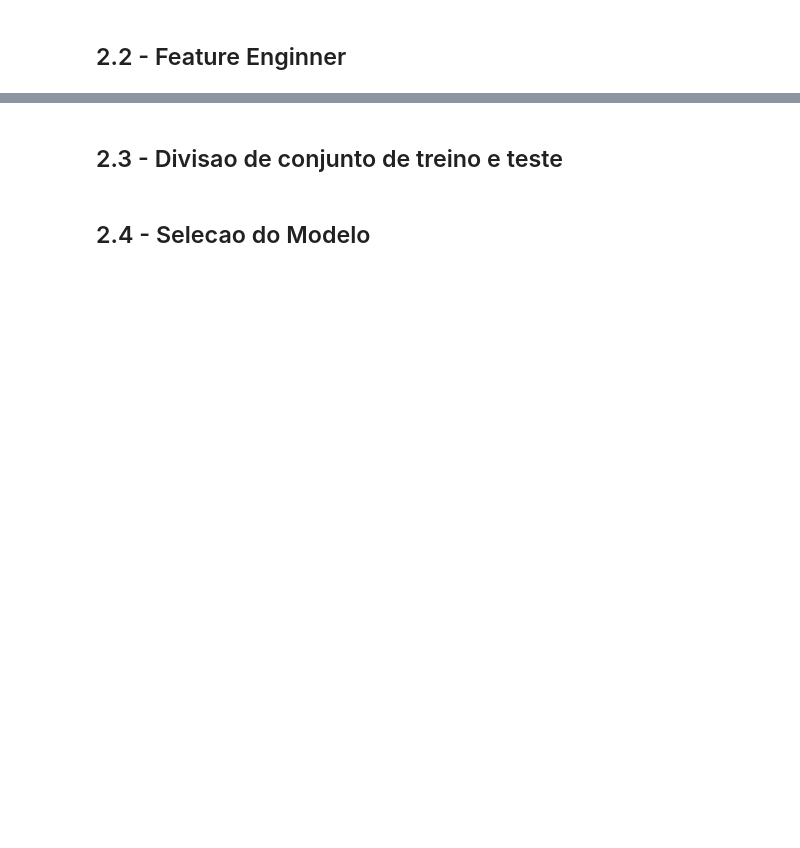
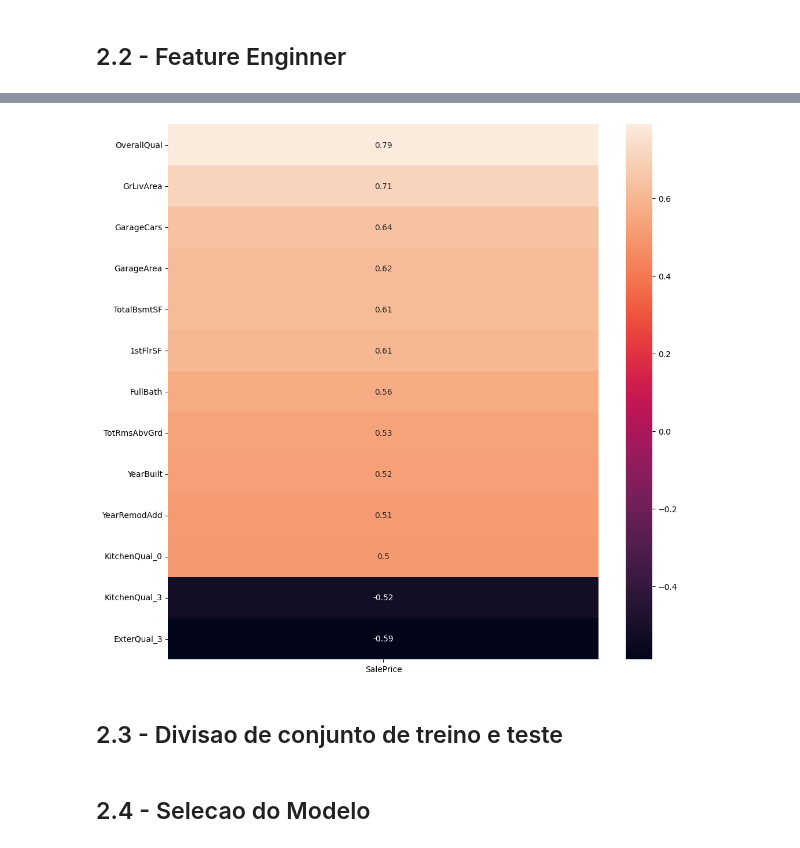
Before and after one commit to breno-jesus-fernandes/p1-ciencia-de-dados, a Jupyter notebook: P1_Ciencia_de_Dados.ipynb, the cells around one changed output, grey strips where cells are left out. Drawn from its saved outputs; the diff is of its cells as text; code cells hidden in the pictures; blank space fills up the shorter version.

```diff
--- a/P1_Ciencia_de_Dados.ipynb
+++ b/P1_Ciencia_de_Dados.ipynb
@@ -42,0 +228,31 @@ As submissões são avaliadas em Root-Mean-Squared-Error (RMSE) entre o logaritm
+# %%
+from sklearn.preprocessing import OneHotEncoder
+
+# Pega as colunas categorircas
+categorical_columns = train_df.select_dtypes('object').columns
+
+# Transforma texto em numeros
+train_df[categorical_columns] = train_df[categorical_columns].astype('category')
+train_df[categorical_columns] = train_df[categorical_columns].apply(lambda column: column.cat.codes, axis=0)
+
+# Define e treina One hot encoder
+enc = OneHotEncoder(handle_unknown='ignore', sparse_output=False, dtype=int).fit(train_df[categorical_columns])
+
+# Transforma porcao selecionada do dataframe
+transformed_train = enc.transform(train_df[categorical_columns].to_numpy())
+transformed_test = enc.transform(test_df[categorical_columns].to_numpy())
+# %%
+# Adquire novos nomes das feature para as novas colunas
+new_cols = enc.get_feature_names_out()
+
+# Cria uma dataframe de colunas one hot encoded
+ohe_train_df = pd.DataFrame(transformed_train.reshape(-1,len(new_cols)), columns=new_cols)
+ohe_test_df = pd.DataFrame(transformed_test.reshape(-1,len(new_cols)), columns=new_cols)
+
+# Dropa antigas colunas categoricas
+train_df.drop(list(categorical_columns.values), axis=1, inplace=True)
+test_df.drop(list(categorical_columns.values), axis=1, inplace=True)
+
+# Concatena com os dados originais with original data
+train_df = pd.concat([train_df, ohe_train_df], axis=1)
+test_df = pd.concat([test_df, ohe_test_df], axis=1)
@@ -43,2 +275,17 @@ As submissões são avaliadas em Root-Mean-Squared-Error (RMSE) entre o logaritm
+# %%
+target = train_df['SalePrice']
+train_df.drop(['Id', 'SalePrice'], axis=1, inplace=True)
+# %%
+
+data_plot = pd.concat([train_df, target], axis=1)
+
+fig, ax = plt.subplots(figsize=(12, 12))
+correlation_df = data_plot.corr()
+correlation_df.drop(['SalePrice'], axis=0, inplace=True)
+high_correlation_variables = correlation_df.index[(abs(correlation_df["SalePrice"]) >= 0.5) | (abs(correlation_df["SalePrice"]) <= -0.5)]
+
+sns.heatmap(pd.DataFrame(correlation_df.loc[high_correlation_variables,'SalePrice']).sort_values(by=['SalePrice'], ascending=False), annot = True);
+# %% [output]
+[figure, added]
 # %% [markdown]
 ## 2.3 - Divisao de conjunto de treino e teste
```
Also changed, not shown: parts of 31 cells of this notebook.
